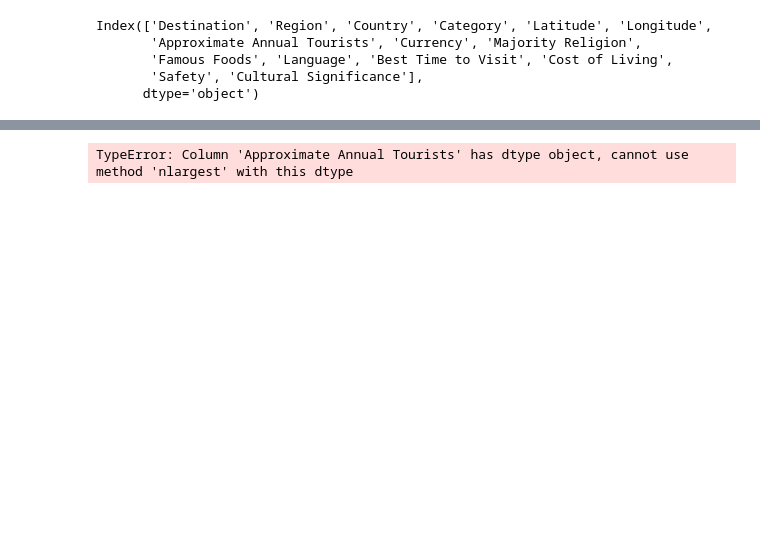
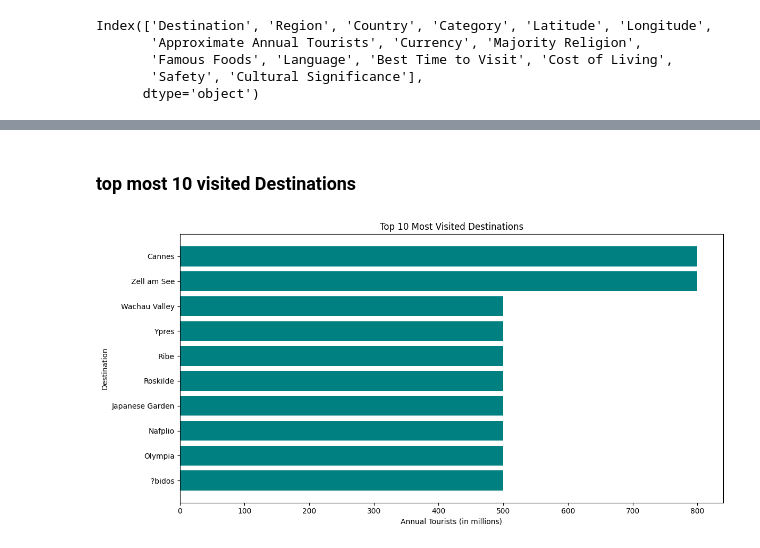
Before and after one commit to narender5162/DSPROJECT, a Jupyter notebook: DSPROJECT.ipynb, the cells around one changed output, grey strips where cells are left out. Cells and saved outputs as stored; diff of their text form; code cells hidden in the pictures; blank space fills up the shorter version.

```diff
--- a/DSPROJECT.ipynb
+++ b/DSPROJECT.ipynb
@@ -171,15 +172,27 @@ numeric_summary, categorical_summary
+# %% [markdown]
+### top most 10 visited Destinations
 # %%
-import matplotlib.pyplot as plt
+# Ensure the column is clean and numeric
+cleaned_data['Approximate Annual Tourists'] = cleaned_data['Approximate Annual Tourists'].astype(str)
+cleaned_data['Approximate Annual Tourists'] = (
+    cleaned_data['Approximate Annual Tourists']
+    .str.extract(r'(\d+\.?\d*)')[0]
+    .astype(float)
+)
 
-# Visualization 1: Top 10 destinations by tourist volume
-top_destinations = cleaned_data.nlargest(10, 'Approximate Annual Tourists', 'all')
+# Drop rows with NaN values in the column
+cleaned_data = cleaned_data.dropna(subset=['Approximate Annual Tourists'])
 
-plt.figure(figsize=(10, 6))
-plt.barh(top_destinations['Destination'], top_destinations['Approximate Annual Tourists'].str.replace(' million', '').astype(float))
+# Top 10 Most Visited Destinations
+top_destinations = cleaned_data.nlargest(10, 'Approximate Annual Tourists')
+
+plt.figure(figsize=(12, 6))
+plt.barh(top_destinations['Destination'], top_destinations['Approximate Annual Tourists'], color='teal')
 plt.xlabel('Annual Tourists (in millions)')
 plt.ylabel('Destination')
-plt.title('Top 10 Destinations by Annual Tourists')
-plt.gca().invert_yaxis()  # To show the highest on top
+plt.title('Top 10 Most Visited Destinations')
+plt.gca().invert_yaxis()
+plt.tight_layout()
 plt.show()
 # %% [output]
-TypeError: Column 'Approximate Annual Tourists' has dtype object, cannot use method 'nlargest' with this dtype
+[figure, added]
```
Also changed, not shown: parts of 24 cells of this notebook.
